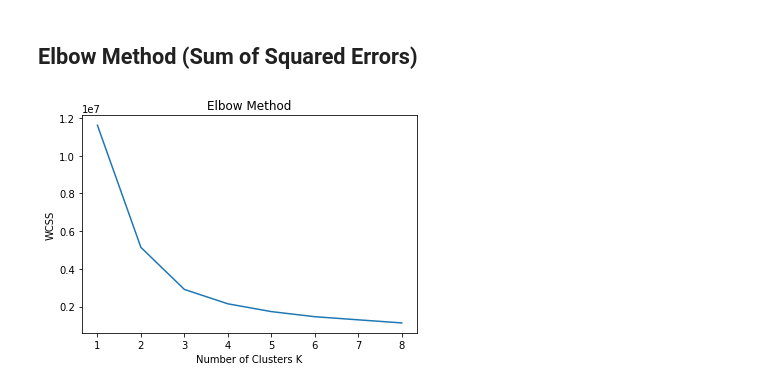
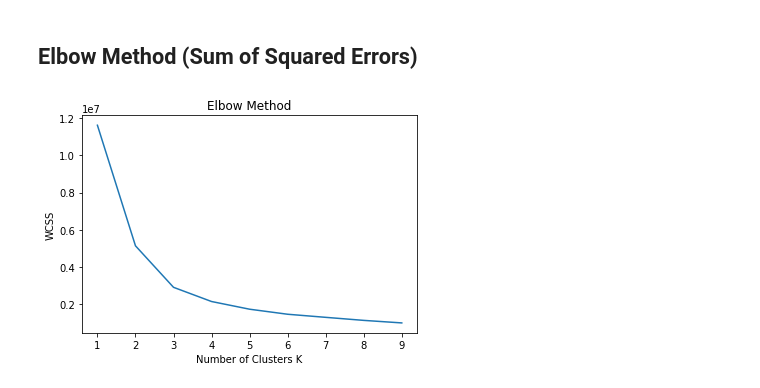
Before and after one commit to harperd/machine-learning, a Jupyter notebook: HeartAttackRisk.ipynb, the cells around one changed output. Cells and saved outputs as stored; diff of their text form; code cells hidden in the pictures.

```diff
--- a/HeartAttackRisk.ipynb
+++ b/HeartAttackRisk.ipynb
@@ -117,22 +104,22 @@ plt.show()
 # %%
 # Finding the optimum number of clusters for k-means classification
 from sklearn.cluster import KMeans
 
 wcss = []
-samples = 9
+samples = 10
 
 for k in range(1, samples):
     kmeans = KMeans(k, init = 'k-means++', max_iter = 300, n_init = 10, random_state = 0)
     kmeans.fit(file_data)
     wcss.append(kmeans.inertia_)
 
 # Plotting the results onto a line graph, allowing us to observe 'The elbow'
 plt.plot(range(1, samples), wcss)
 plt.title('Elbow Method')
 plt.xlabel('Number of Clusters K')
 # Average Within Cluster Distances to Centroid
 # or Within Cluster Sum of Squares
 plt.ylabel('WCSS')
 plt.show()
 # %% [output]
-[figure, old version]
+[figure, new version]
```
Also changed, not shown: parts of 1 cell of this notebook.
